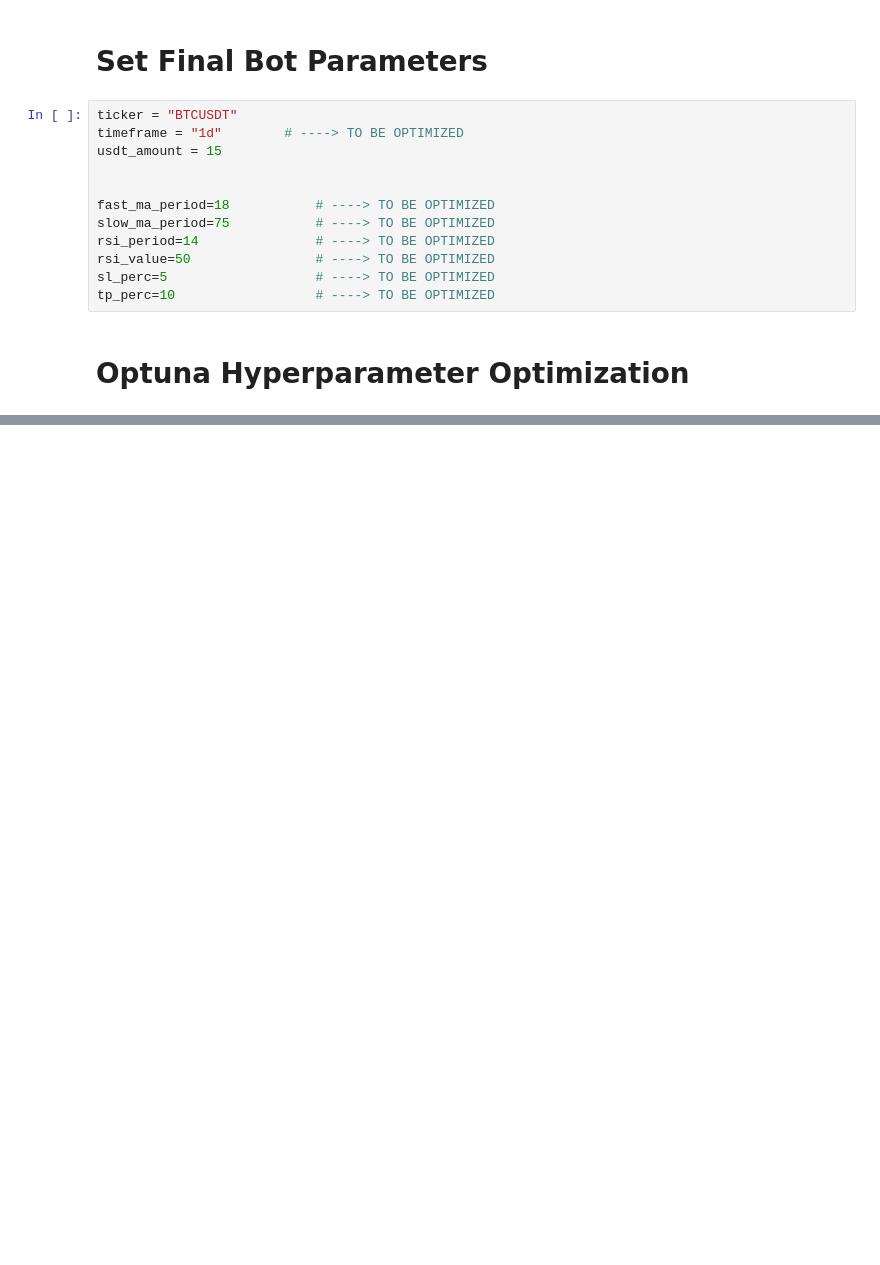
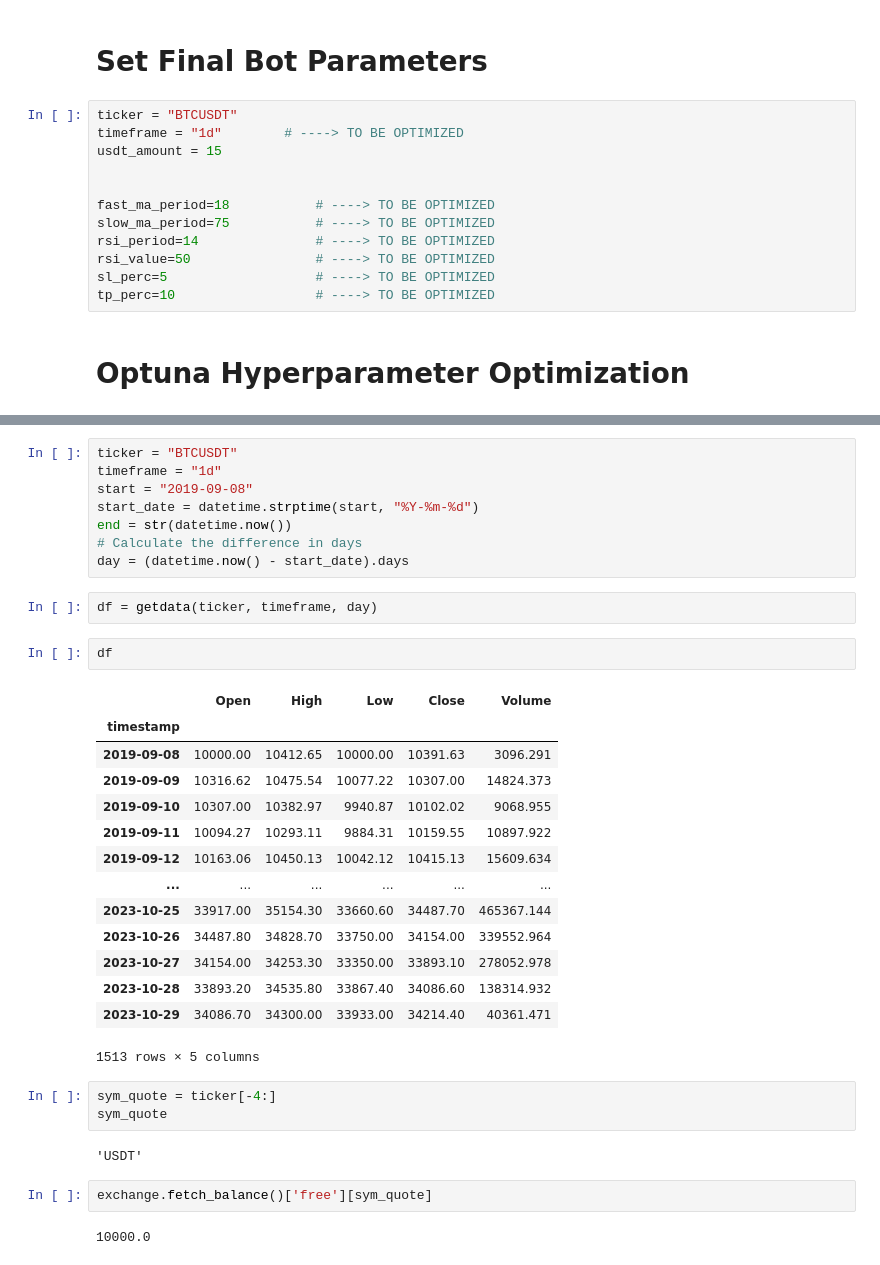
Before and after one commit to junaidabx/smaRSI-BOT, a Jupyter notebook: smaRSI.ipynb, the cells around one changed output, grey strips where cells are left out. Saved outputs shown, nothing was run; the diff lists cells and outputs as text; blank space fills up the shorter version.

```diff
--- a/smaRSI.ipynb
+++ b/smaRSI.ipynb
@@ -371,0 +687,36 @@ BTCUSDT, winrate=50.0%, returns=23.54%, no. of trades = 12, buy&hold_ret = 236.5
+# %%
+ticker = "BTCUSDT"
+timeframe = "1d"
+start = "2019-09-08"
+start_date = datetime.strptime(start, "%Y-%m-%d")
+end = str(datetime.now())
+# Calculate the difference in days
+day = (datetime.now() - start_date).days
+# %%
+df = getdata(ticker, timeframe, day)
+# %%
+df
+# %% [output]
+|  | Open | High | Low | Close | Volume |
+| timestamp |  |  |  |  |  |
+| 2019-09-08 | 10000.00 | 10412.65 | 10000.00 | 10391.63 | 3096.291 |
+| 2019-09-09 | 10316.62 | 10475.54 | 10077.22 | 10307.00 | 14824.373 |
+| 2019-09-10 | 10307.00 | 10382.97 | 9940.87 | 10102.02 | 9068.955 |
+| 2019-09-11 | 10094.27 | 10293.11 | 9884.31 | 10159.55 | 10897.922 |
+| 2019-09-12 | 10163.06 | 10450.13 | 10042.12 | 10415.13 | 15609.634 |
+| ... | ... | ... | ... | ... | ... |
+| 2023-10-25 | 33917.00 | 35154.30 | 33660.60 | 34487.70 | 465367.144 |
+| 2023-10-26 | 34487.80 | 34828.70 | 33750.00 | 34154.00 | 339552.964 |
+| 2023-10-27 | 34154.00 | 34253.30 | 33350.00 | 33893.10 | 278052.978 |
+| 2023-10-28 | 33893.20 | 34535.80 | 33867.40 | 34086.60 | 138314.932 |
+| 2023-10-29 | 34086.70 | 34300.00 | 33933.00 | 34214.40 | 40361.471 |
+1513 rows × 5 columns
+# %%
+sym_quote = ticker[-4:]
+sym_quote
+# %% [output]
+'USDT'
+# %%
+exchange.fetch_balance()['free'][sym_quote]
+# %% [output]
+10000.0
```
Also changed, not shown: parts of 22 cells of this notebook, 10 other files.
